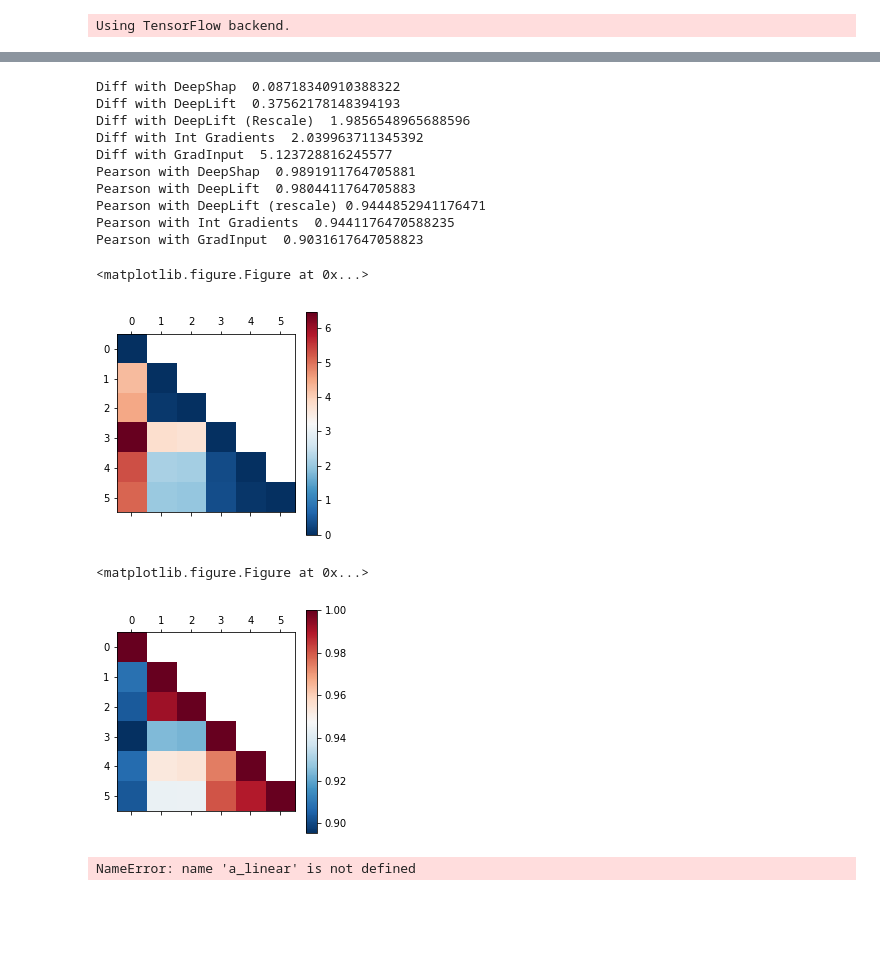
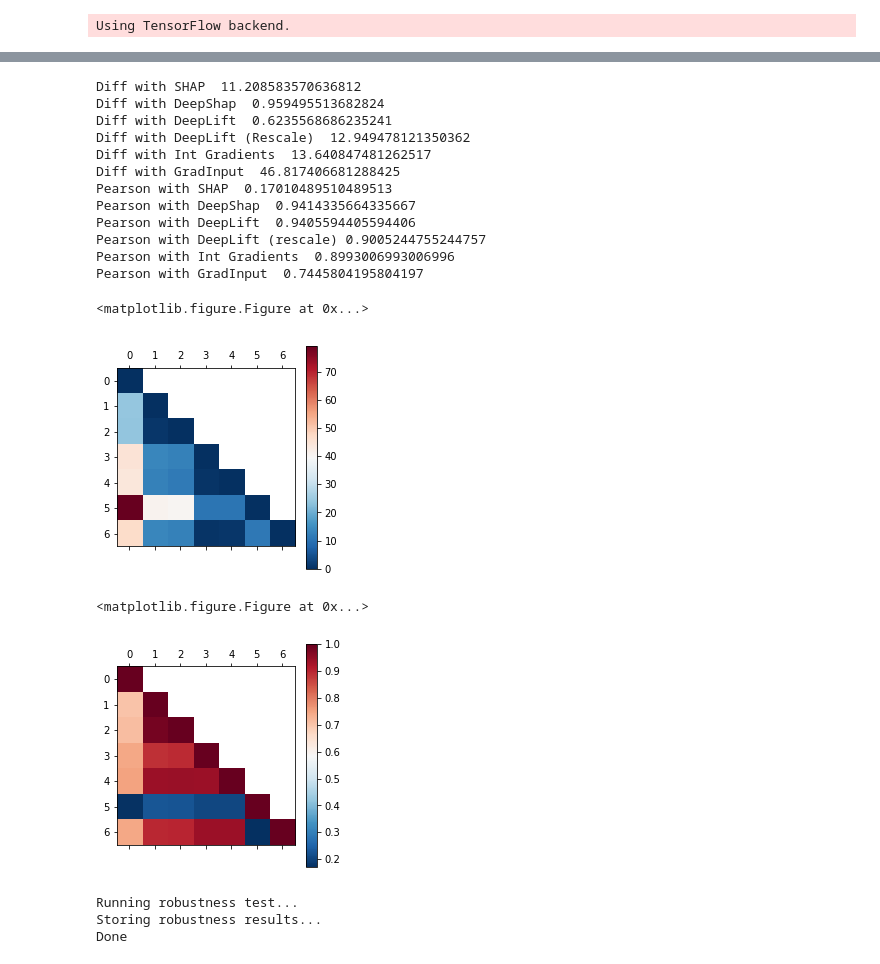
Before and after one commit to marcoancona/DeepExplain, a Jupyter notebook: examples/mint_mlp_keras.ipynb, the cells around one changed output, grey strips where cells are left out. Saved outputs shown, nothing was run; the diff lists cells and outputs as text; code cells hidden in the pictures; blank space fills up the shorter version.

```diff
--- a/examples/mint_mlp_keras.ipynb
+++ b/examples/mint_mlp_keras.ipynb
@@ -41,7 +41,7 @@ num_classes = 10
 epochs = 10
 
 # input image dimensions
-img_rows, img_cols = 4, 4
+img_rows, img_cols = 4, 3
 
 # the data, shuffled and split between train and test sets
 (x_train, y_train), (x_test, y_test) = mnist.load_data()
@@ -84,8 +84,10 @@ else:
     #model.add(MaxPooling2D(pool_size=(2, 2)))
     #model.add(Dropout(0.25))
     #model.add(Flatten())
-    model.add(Dense(30, input_shape=(img_rows*img_cols,), activation='relu', bias_regularizer=reg))
-    model.add(Dense(30, activation='relu', bias_regularizer=reg))
+    model.add(Dense(20, input_shape=(img_rows*img_cols,), activation='relu', bias_regularizer=reg))
+    model.add(Dense(20, activation='relu', bias_regularizer=reg))
+    model.add(Dense(20, activation='relu', bias_regularizer=reg))
+    model.add(Dense(20, activation='relu', bias_regularizer=reg))
     model.add(Dense(num_classes, bias_regularizer=reg))
     model.add(Activation('softmax'))
     # ^ IMPORTANT: notice that the final softmax must be in its own layer
@@ -254,59 +301,64 @@ plot((a_exact)[idx].reshape(img_rows, img_cols), xs[idx].reshape(img_rows, img_c
 # %%
-methods = [a_gradin, a_intgrad, a_res, a_rc, a_shap, a_exact]
+methods = [a_gradin, a_intgrad, a_res, a_rc, a_shap, a_shaplud, a_exact]
 confusion = np.zeros((len(methods), len(methods)))
 confusion[:] = np.nan
 confusion_r = np.zeros((len(methods), len(methods)))
 confusion_r[:] = np.nan
 
 n = a_gradin.shape[0]
 for i, m1 in enumerate(methods):
     for j, m2 in enumerate(methods):
         if i >= j:
             m1 = m1.reshape(n, -1)
             m2 = m2.reshape(n, -1)
             confusion[i][j] = ((m1-m2)**2).mean()
             confusion_r[i][j] = np.mean([scipy.stats.spearmanr(x, y)[0] for x,y in zip(m1, m2)])
 plt.figure()
 plt.matshow(confusion, cmap='RdBu_r')
 plt.colorbar()
 plt.figure()
 plt.matshow(confusion_r, cmap='RdBu_r')
 plt.colorbar()
-print ('Diff with DeepShap ', confusion[-1][-2])
-print ('Diff with DeepLift ', confusion[-1][-3])
-print ('Diff with DeepLift (Rescale) ', confusion[-1][-4])
-print ('Diff with Int Gradients ', confusion[-1][-5])
-print ('Diff with GradInput ', confusion[-1][-6])
+print ('Diff with SHAP ', confusion[-1][-2])
+print ('Diff with DeepShap ', confusion[-1][-3])
+print ('Diff with DeepLift ', confusion[-1][-4])
+print ('Diff with DeepLift (Rescale) ', confusion[-1][-5])
+print ('Diff with Int Gradients ', confusion[-1][-6])
+print ('Diff with GradInput ', confusion[-1][-7])
 
-
-print ('Pearson with DeepShap ', confusion_r[-1][-2])
-print ('Pearson with DeepLift ', confusion_r[-1][-3])
-print ('Pearson with DeepLift (rescale)', confusion_r[-1][-4])
-print ('Pearson with Int Gradients ', confusion_r[-1][-5])
-print ('Pearson with GradInput ', confusion_r[-1][-6])
+print ('Pearson with SHAP ', confusion_r[-1][-2])
+print ('Pearson with DeepShap ', confusion_r[-1][-3])
+print ('Pearson with DeepLift ', confusion_r[-1][-4])
+print ('Pearson with DeepLift (rescale)', confusion_r[-1][-5])
+print ('Pearson with Int Gradients ', confusion_r[-1][-6])
+print ('Pearson with GradInput ', confusion_r[-1][-7])
 # %% [output]
-Diff with DeepShap  0.08718340910388322
-Diff with DeepLift  0.37562178148394193
-Diff with DeepLift (Rescale)  1.9856548965688596
-Diff with Int Gradients  2.039963711345392
-Diff with GradInput  5.123728816245577
-Pearson with DeepShap  0.9891911764705881
-Pearson with DeepLift  0.9804411764705883
-Pearson with DeepLift (rescale) 0.9444852941176471
-Pearson with Int Gradients  0.9441176470588235
-Pearson with GradInput  0.9031617647058823
+Diff with SHAP  11.208583570636812
+Diff with DeepShap  0.959495513682824
+Diff with DeepLift  0.6235568686235241
+Diff with DeepLift (Rescale)  12.949478121350362
+Diff with Int Gradients  13.640847481262517
+Diff with GradInput  46.817406681288425
+Pearson with SHAP  0.17010489510489513
+Pearson with DeepShap  0.9414335664335667
+Pearson with DeepLift  0.9405594405594406
+Pearson with DeepLift (rescale) 0.9005244755244757
+Pearson with Int Gradients  0.8993006993006996
+Pearson with GradInput  0.7445804195804197
 <matplotlib.figure.Figure at 0x...>
-[figure, old version]
+[figure, new version]
 <matplotlib.figure.Figure at 0x...>
-[figure, old version]
+[figure, new version]
 # %%
 from deepexplain.tensorflow.accuracy_robustness import run_robustness_test
-original_maps = [a_gradin, a_intgrad, a_res, a_linear, a_rc, a_shap, a_exact]
-names = ['GradInput', 'IntGrad', 'DeepLift (Recale)','Linear', 'DeepLift (RevCanc)', 'ApprShapley', 'Shapley']
+original_maps = [a_gradin, a_intgrad, a_res, a_rc, a_shap, a_exact, a_shaplud]
+names = ['GradInput', 'IntGrad', 'DeepLift (Recale)', 'DeepLift (RevCanc)', 'ApprShapley', 'Shapley', 'SHAP']
 run_robustness_test(fModel, xs, ys, original_maps, names, 'Test', 1,
                         result_path='.', mode='prediction', reduce_dim=None)
 # %% [output]
-NameError: name 'a_linear' is not defined
+Running robustness test...
+Storing robustness results...
+Done
 # %%
 from deepexplain.tensorflow.sensitivityn import run_sensitivity_test
 run_sensitivity_test(fModel, xs, ys, original_maps, names, 'Test',
```
Also changed, not shown: parts of 6 cells of this notebook, 5 other files.
